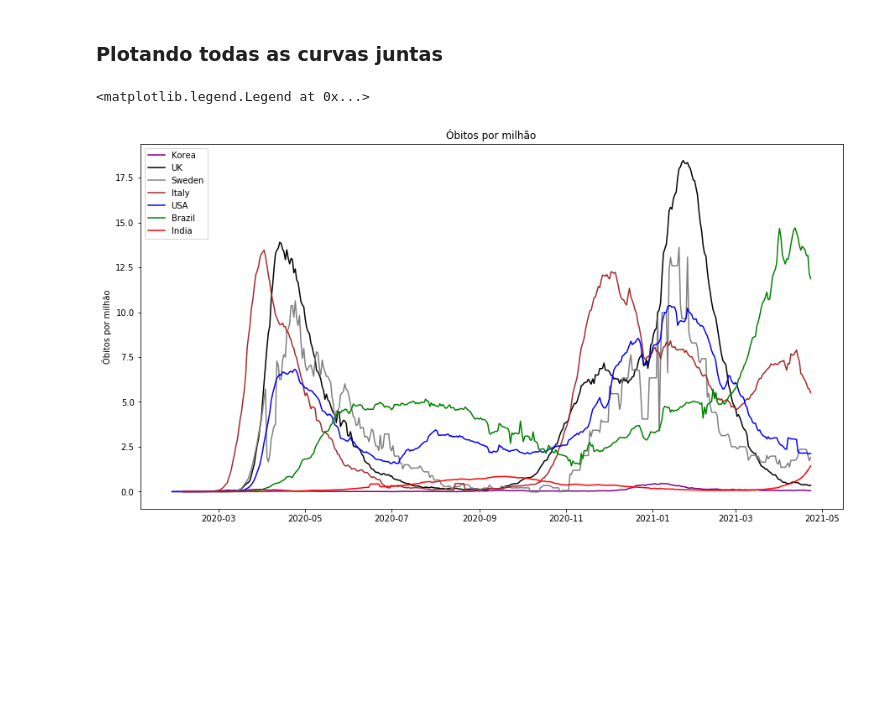
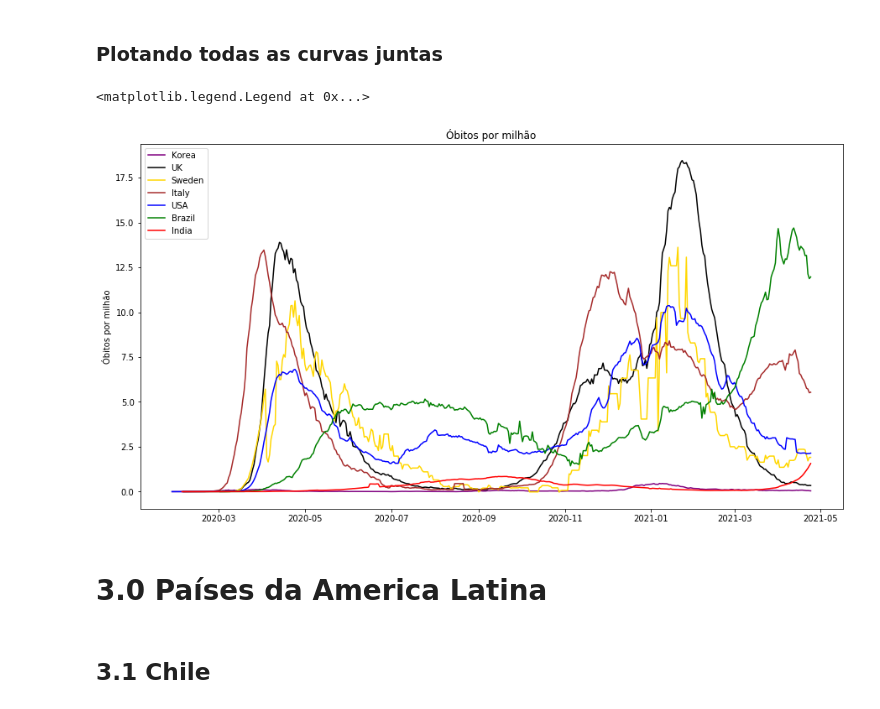
Before and after one commit to eliaskawabata/inspiration, a Jupyter notebook: Coronavirus no mundo.ipynb, the cells around one changed output. Saved outputs shown, nothing was run; the diff lists cells and outputs as text; code cells hidden in the pictures; blank space fills up the shorter version.

```diff
--- a/Coronavirus no mundo.ipynb
+++ b/Coronavirus no mundo.ipynb
@@ -198,15 +198,19 @@ plt.legend()
 # %%
 plt.figure(figsize=(15,8))
 plt.plot(x_korea, y_korea, color = 'purple', label = 'Korea')
 plt.plot(x_uk, y_uk, color = 'black', label = 'UK')
-plt.plot(x_sweden, y_sweden, color = 'gray', label = 'Sweden')
+plt.plot(x_sweden, y_sweden, color = 'gold', label = 'Sweden')
 plt.plot(x_italy, y_italy, color = 'brown', label = 'Italy')
 plt.plot(x_usa, y_usa, color = 'blue', label = 'USA')
 plt.plot(x_brazil, y_brazil, color = 'green', label = 'Brazil')
 plt.plot(x_india, y_india, color = 'red', label = 'India')
 plt.title('Óbitos por milhão')
 plt.ylabel('Óbitos por milhão')
 plt.legend()
 # %% [output]
 <matplotlib.legend.Legend at 0x...>
-[figure, old version]
+[figure, new version]
+# %% [markdown]
+# 3.0 Países da America Latina
+# %% [markdown]
+## 3.1 Chile
```
Also changed, not shown: parts of 11 cells of this notebook.
